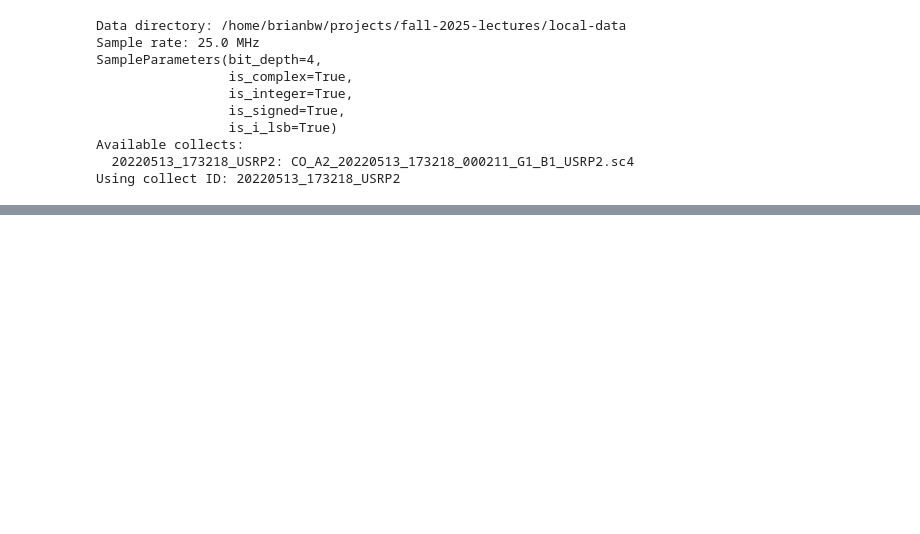
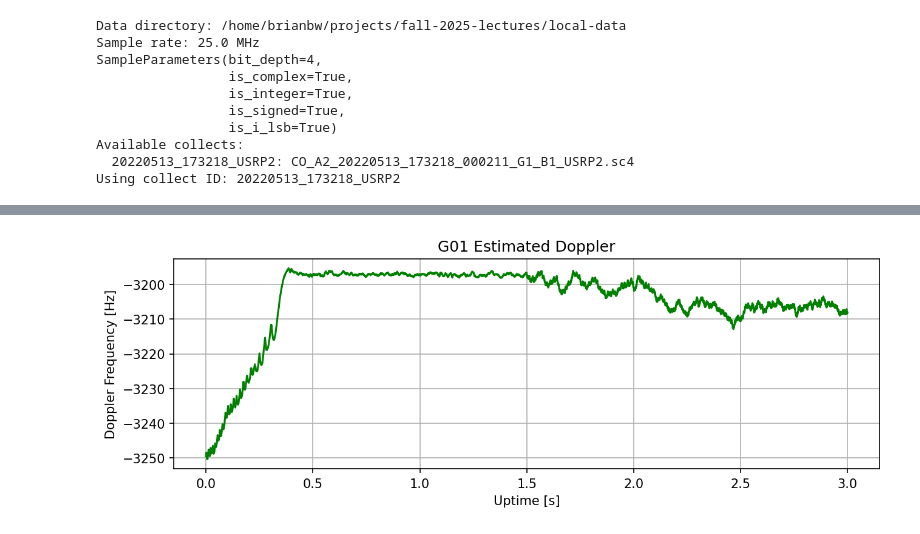
Before and after one commit to cu-sense-lab/fall-2025-lectures, a Jupyter notebook: final-project/tracking.ipynb, the cells around one changed output, grey strips where cells are left out. Saved outputs shown, nothing was run; the diff lists cells and outputs as text; code cells hidden in the pictures; blank space fills up the shorter version.

```diff
--- a/final-project/tracking.ipynb
+++ b/final-project/tracking.ipynb
@@ -152,0 +195,13 @@ with sample_streaming.FileSampleStream(
+# %%
+fig = plt.figure(figsize=(10, 3), dpi=150)
+ax = fig.add_subplot(1, 1, 1)
+ax.plot(
+    signal_outputs.uptime_seconds, signal_outputs.doppler_freq_hz, color="g"
+)
+ax.grid()
+ax.set_title(f"{sig_id} Estimated Doppler")
+ax.set_xlabel("Uptime [s]")
+ax.set_ylabel("Doppler Frequency [Hz]")
+plt.show()
+# %% [output]
+[figure, added]
```
Also changed, not shown: parts of 10 cells of this notebook, 19 other files.
